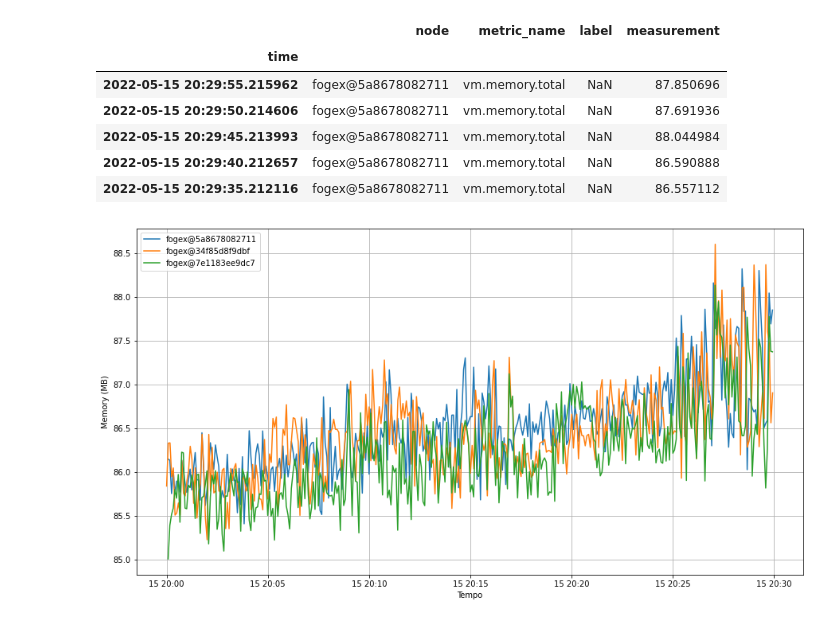
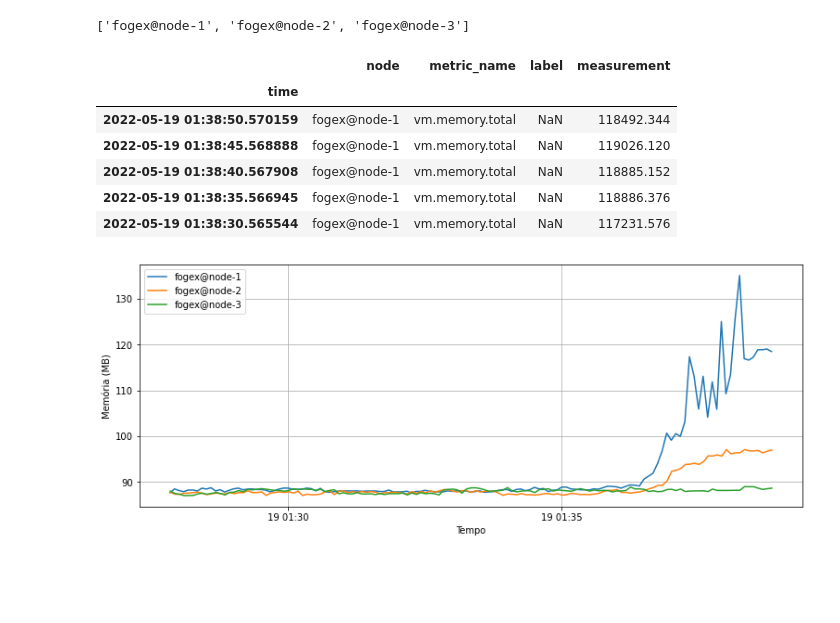
Before and after one commit to FogEx/results-analysis, a Jupyter notebook: Notebook.ipynb, the cells around one changed output. Drawn from its saved outputs; the diff is of its cells as text; code cells hidden in the pictures; blank space fills up the shorter version.

Commit message:
📈 Adicionar plot das métricas base do trabalho

```diff
--- a/Notebook.ipynb
+++ b/Notebook.ipynb
@@ -54,16 +65,53 @@ end_date_in_unix_ns = dt_to_unix_ns(end_data)
+# %%
+# Extraindo dados
+scenario = 'cenario-1'
+metrics = [
+    'vm.memory.total',
+    'vm.system_counts.process_count',
+    'vm.system_counts.atom_count',
+    'vm.system_counts.port_count',
+    'events.total',
+    'events.process_time',
+    'mqtt.total',
+    'mqtt.process_time'
+]
+api_urls = ['http://localhost:4001', 'http://localhost:4002', 'http://localhost:4003']
+
+
+data_path = f'data/{scenario}'
+
+mkdir_if_not_exists(data_path)
+
+output_path = f'output/{scenario}'
+
+mkdir_if_not_exists(output_path)
+
+# nodes = ['fogex@node-1', 'fogex@node-2', 'fogex@node-3']
+
+nodes = []
+
+extract_data(data_path, nodes)
+
+nodes
+# %% [output]
+['fogex@node-1', 'fogex@node-2', 'fogex@node-3']
+# %%
+# Definindo data início e data fim da análise
+
+start_date  = datetime.datetime(2022, 5, 18, 22, 00)
+end_data  = datetime.datetime(2022, 5, 18, 22, 40)
+
+start_date_in_unix_ns = dt_to_unix_ns(start_date)
+end_date_in_unix_ns = dt_to_unix_ns(end_data)
 # %%
 # Sandbox
 node = nodes[0]
 metric = 'vm.memory.total'
 
-data = pd.read_csv(f'data/{node}-{metric}.csv')
-
-data.columns = ['node', 'metric_name', 'label', 'measurement', 'time']
-
-data = data[(data['time'] >= start_date_in_unix_ns) & (data['time'] <= end_date_in_unix_ns)]
+data = read_metrics_data(data_path, f'{node}-{metric}.csv', start_date_in_unix_ns, end_date_in_unix_ns)
 
 data['time'] = data['time'].apply(unix_ns_to_dt)
-data['measurement'] = data['measurement'].apply(kb_to_mb)
+# data['measurement'] = data['measurement'].apply(kb_to_mb)
 
 data = data.set_index('time')
 
@@ -71,41 +119,34 @@ data.head()
 # %% [output]
 |  | node | metric_name | label | measurement |
 | time |  |  |  |  |
-| 2022-05-15 20:29:55.215962 | fogex@5a8678082711 | vm.memory.total | NaN | 87.850696 |
-| 2022-05-15 20:29:50.214606 | fogex@5a8678082711 | vm.memory.total | NaN | 87.691936 |
-| 2022-05-15 20:29:45.213993 | fogex@5a8678082711 | vm.memory.total | NaN | 88.044984 |
-| 2022-05-15 20:29:40.212657 | fogex@5a8678082711 | vm.memory.total | NaN | 86.590888 |
-| 2022-05-15 20:29:35.212116 | fogex@5a8678082711 | vm.memory.total | NaN | 86.557112 |
+| 2022-05-19 01:38:50.570159 | fogex@node-1 | vm.memory.total | NaN | 118492.344 |
+| 2022-05-19 01:38:45.568888 | fogex@node-1 | vm.memory.total | NaN | 119026.120 |
+| 2022-05-19 01:38:40.567908 | fogex@node-1 | vm.memory.total | NaN | 118885.152 |
+| 2022-05-19 01:38:35.566945 | fogex@node-1 | vm.memory.total | NaN | 118886.376 |
+| 2022-05-19 01:38:30.565544 | fogex@node-1 | vm.memory.total | NaN | 117231.576 |
 # %%
 # Plotando a métrica vm.memory.total
 datas = []
 metric = 'vm.memory.total'
 
 for node in nodes:
-    data = pd.read_csv(f'data/{node}-{metric}.csv')
+    data = read_metrics_data(data_path, f'{node}-{metric}.csv', start_date_in_unix_ns, end_date_in_unix_ns)
 
-    data.columns = ['node', 'metric_name', 'label', 'measurement', 'time']
-
-    data = data[(data['time'] >= start_date_in_unix_ns) & (data['time'] <= end_date_in_unix_ns)]
-
-    data['time'] = data['time'].apply(unix_ns_to_dt)
     data['measurement'] = data['measurement'].apply(kb_to_mb)
-
-    data = data.set_index('time')
 
     datas.append((node, data))
 
-fig = plt.figure(figsize=(15, 8))
+ffig = plt.figure(figsize=(12.8, 4.8))
 
-plt.ylabel('Memory (MB)')
+plt.ylabel('Memória (MB)')
 plt.xlabel('Tempo')
 
 for (node, data) in datas:
     plt.plot(data['measurement'], label=node)
 
 plt.legend()
 plt.grid()
 
-plt.savefig(f'output/{metric}.png')
+plt.savefig(f'{output_path}/{metric}.png')
 # %% [output]
-[figure, old version]
+[figure, new version]
```
Also changed, not shown: parts of 5 cells of this notebook, 1 other file.
